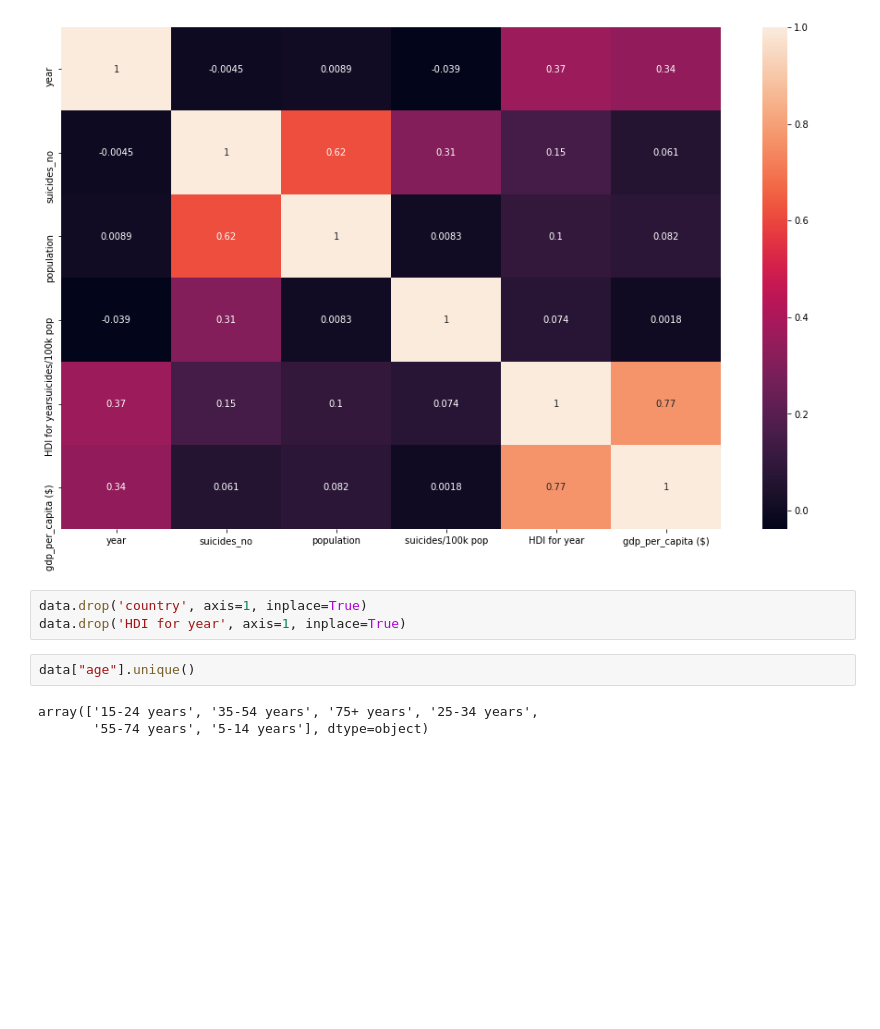
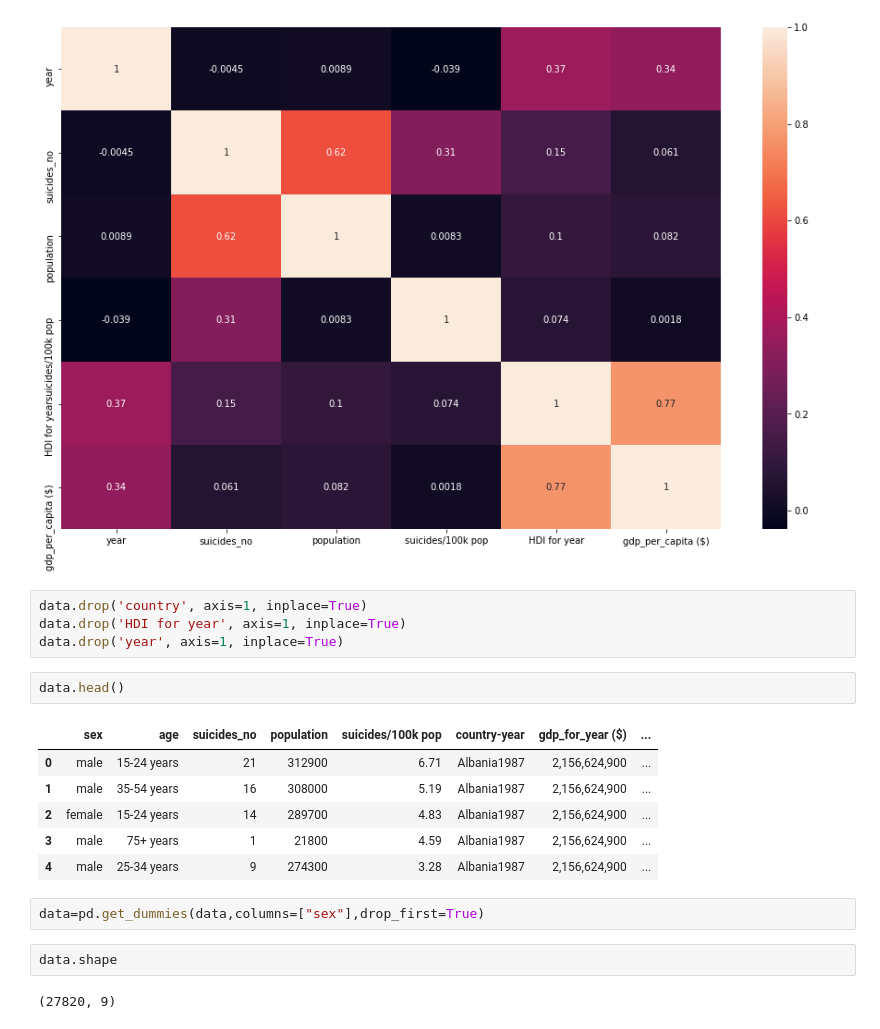
Before and after one commit to piyush-98/Suicide_analysis, a Jupyter notebook: Untitled.ipynb, the cells around one changed output. Saved outputs shown, nothing was run; the diff lists cells and outputs as text; blank space fills up the shorter version.

```diff
--- a/Untitled.ipynb
+++ b/Untitled.ipynb
@@ -48,8 +48,19 @@ plt.show()
 # %%
 data.drop('country', axis=1, inplace=True)
 data.drop('HDI for year', axis=1, inplace=True)
+data.drop('year', axis=1, inplace=True)
-# %%
-data["age"].unique()
-# %% [output]
-array(['15-24 years', '35-54 years', '75+ years', '25-34 years',
-       '55-74 years', '5-14 years'], dtype=object)
+# %%
+data.head()
+# %% [output]
+|  | sex | age | suicides_no | population | suicides/100k pop | country-year | gdp_for_year ($) | ... |
+| 0 | male | 15-24 years | 21 | 312900 | 6.71 | Albania1987 | 2,156,624,900 | ... |
+| 1 | male | 35-54 years | 16 | 308000 | 5.19 | Albania1987 | 2,156,624,900 | ... |
+| 2 | female | 15-24 years | 14 | 289700 | 4.83 | Albania1987 | 2,156,624,900 | ... |
+| 3 | male | 75+ years | 1 | 21800 | 4.59 | Albania1987 | 2,156,624,900 | ... |
+| 4 | male | 25-34 years | 9 | 274300 | 3.28 | Albania1987 | 2,156,624,900 | ... |
+# %%
+data=pd.get_dummies(data,columns=["sex"],drop_first=True)
+# %%
+data.shape
+# %% [output]
+(27820, 9)
```
Also changed, not shown: parts of 2 cells of this notebook.
